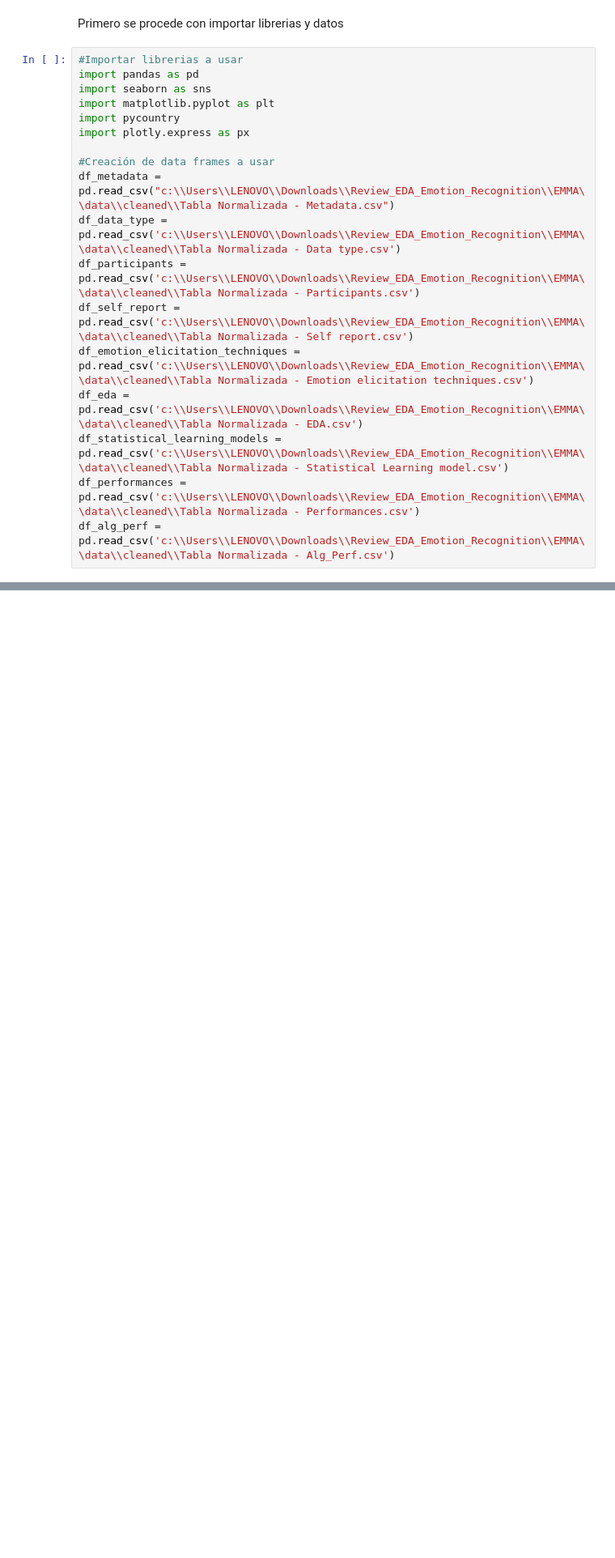
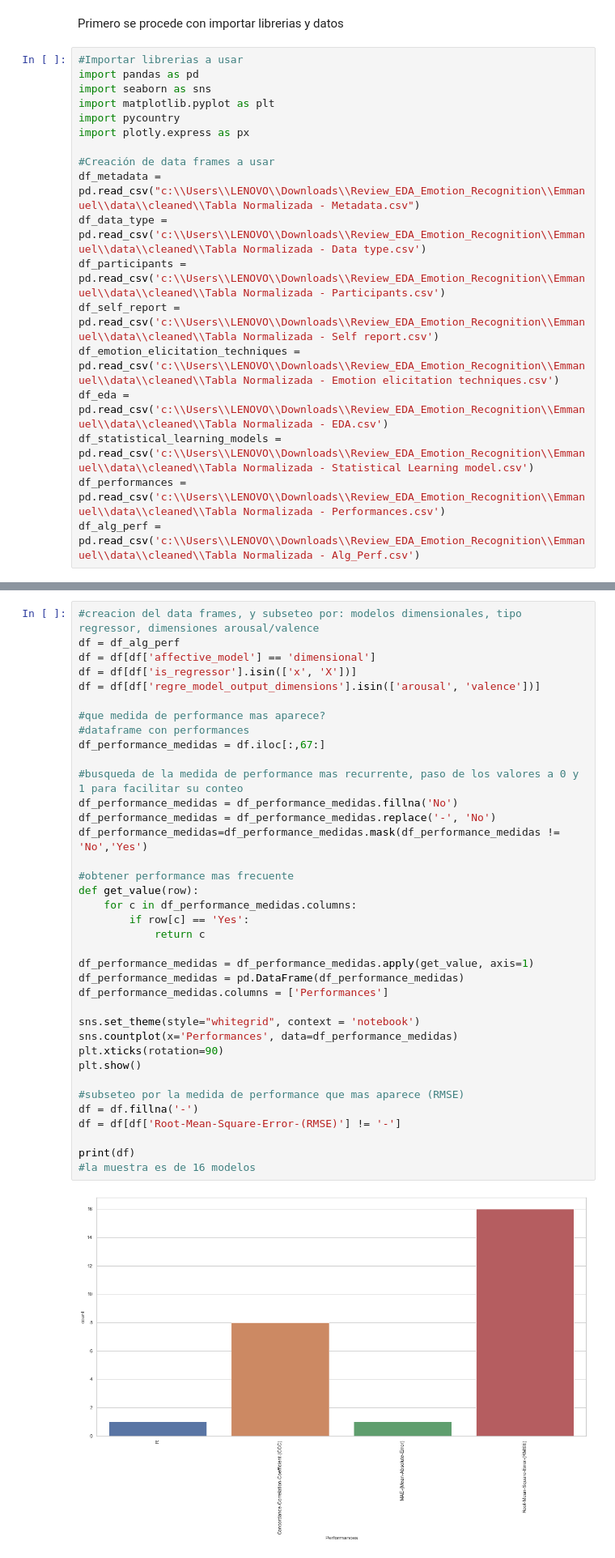
Before and after one commit to tomdamelio/Review_EDA_Emotion_Recognition, a Jupyter notebook: Emmanuel/notebooks/analisis_extra.ipynb, the cells around one changed output, grey strips where cells are left out. Shown: that part at 81% size. Cells and saved outputs as stored; diff of their text form; blank space fills up the shorter version.

```diff
--- a/EMMA/notebooks/analisis_extra.ipynb
+++ b/Emmanuel/notebooks/analisis_extra.ipynb
@@ -12,15 +12,15 @@ import pycountry
 import plotly.express as px
 
 #Creación de data frames a usar
-df_metadata = pd.read_csv("c:\\Users\\LENOVO\\Downloads\\Review_EDA_Emotion_Recognition\\EMMA\\data\\cleaned\\Tabla Normalizada - Metadata.csv")
-df_data_type = pd.read_csv('c:\\Users\\LENOVO\\Downloads\\Review_EDA_Emotion_Recognition\\EMMA\\data\\cleaned\\Tabla Normalizada - Data type.csv')
-df_participants = pd.read_csv('c:\\Users\\LENOVO\\Downloads\\Review_EDA_Emotion_Recognition\\EMMA\\data\\cleaned\\Tabla Normalizada - Participants.csv')
-df_self_report = pd.read_csv('c:\\Users\\LENOVO\\Downloads\\Review_EDA_Emotion_Recognition\\EMMA\\data\\cleaned\\Tabla Normalizada - Self report.csv')
-df_emotion_elicitation_techniques = pd.read_csv('c:\\Users\\LENOVO\\Downloads\\Review_EDA_Emotion_Recognition\\EMMA\\data\\cleaned\\Tabla Normalizada - Emotion elicitation techniques.csv')
-df_eda = pd.read_csv('c:\\Users\\LENOVO\\Downloads\\Review_EDA_Emotion_Recognition\\EMMA\\data\\cleaned\\Tabla Normalizada - EDA.csv')
-df_statistical_learning_models = pd.read_csv('c:\\Users\\LENOVO\\Downloads\\Review_EDA_Emotion_Recognition\\EMMA\\data\\cleaned\\Tabla Normalizada - Statistical Learning model.csv')
-df_performances = pd.read_csv('c:\\Users\\LENOVO\\Downloads\\Review_EDA_Emotion_Recognition\\EMMA\\data\\cleaned\\Tabla Normalizada - Performances.csv')
-df_alg_perf = pd.read_csv('c:\\Users\\LENOVO\\Downloads\\Review_EDA_Emotion_Recognition\\EMMA\\data\\cleaned\\Tabla Normalizada - Alg_Perf.csv')
+df_metadata = pd.read_csv("c:\\Users\\LENOVO\\Downloads\\Review_EDA_Emotion_Recognition\\Emmanuel\\data\\cleaned\\Tabla Normalizada - Metadata.csv")
+df_data_type = pd.read_csv('c:\\Users\\LENOVO\\Downloads\\Review_EDA_Emotion_Recognition\\Emmanuel\\data\\cleaned\\Tabla Normalizada - Data type.csv')
+df_participants = pd.read_csv('c:\\Users\\LENOVO\\Downloads\\Review_EDA_Emotion_Recognition\\Emmanuel\\data\\cleaned\\Tabla Normalizada - Participants.csv')
+df_self_report = pd.read_csv('c:\\Users\\LENOVO\\Downloads\\Review_EDA_Emotion_Recognition\\Emmanuel\\data\\cleaned\\Tabla Normalizada - Self report.csv')
+df_emotion_elicitation_techniques = pd.read_csv('c:\\Users\\LENOVO\\Downloads\\Review_EDA_Emotion_Recognition\\Emmanuel\\data\\cleaned\\Tabla Normalizada - Emotion elicitation techniques.csv')
+df_eda = pd.read_csv('c:\\Users\\LENOVO\\Downloads\\Review_EDA_Emotion_Recognition\\Emmanuel\\data\\cleaned\\Tabla Normalizada - EDA.csv')
+df_statistical_learning_models = pd.read_csv('c:\\Users\\LENOVO\\Downloads\\Review_EDA_Emotion_Recognition\\Emmanuel\\data\\cleaned\\Tabla Normalizada - Statistical Learning model.csv')
+df_performances = pd.read_csv('c:\\Users\\LENOVO\\Downloads\\Review_EDA_Emotion_Recognition\\Emmanuel\\data\\cleaned\\Tabla Normalizada - Performances.csv')
+df_alg_perf = pd.read_csv('c:\\Users\\LENOVO\\Downloads\\Review_EDA_Emotion_Recognition\\Emmanuel\\data\\cleaned\\Tabla Normalizada - Alg_Perf.csv')
 # %% [markdown]
 ## 1. Frecuencia de papers por tipo de source (conference, journal, pre-print)
 # %%
@@ -160,0 +147,39 @@ db privadas :
+# %%
+#creacion del data frames, y subseteo por: modelos dimensionales, tipo regressor, dimensiones arousal/valence
+df = df_alg_perf
+df = df[df['affective_model'] == 'dimensional']
+df = df[df['is_regressor'].isin(['x', 'X'])]
+df = df[df['regre_model_output_dimensions'].isin(['arousal', 'valence'])]
+
+#que medida de performance mas aparece?
+#dataframe con performances
+df_performance_medidas = df.iloc[:,67:]
+
+#busqueda de la medida de performance mas recurrente, paso de los valores a 0 y 1 para facilitar su conteo
+df_performance_medidas = df_performance_medidas.fillna('No')
+df_performance_medidas = df_performance_medidas.replace('-', 'No')
+df_performance_medidas=df_performance_medidas.mask(df_performance_medidas != 'No','Yes')
+
+#obtener performance mas frecuente
+def get_value(row):
+    for c in df_performance_medidas.columns:
+        if row[c] == 'Yes':
+            return c
+
+df_performance_medidas = df_performance_medidas.apply(get_value, axis=1)
+df_performance_medidas = pd.DataFrame(df_performance_medidas)
+df_performance_medidas.columns = ['Performances']
+
+sns.set_theme(style="whitegrid", context = 'notebook')
+sns.countplot(x='Performances', data=df_performance_medidas)
+plt.xticks(rotation=90)
+plt.show()
+
+#subseteo por la medida de performance que mas aparece (RMSE)
+df = df.fillna('-')
+df = df[df['Root-Mean-Square-Error-(RMSE)'] != '-']
+
+print(df)
+#la muestra es de 16 modelos
+# %% [output]
+[figure, added]
```
Also changed, not shown: parts of 5 cells of this notebook, 21 other files.
